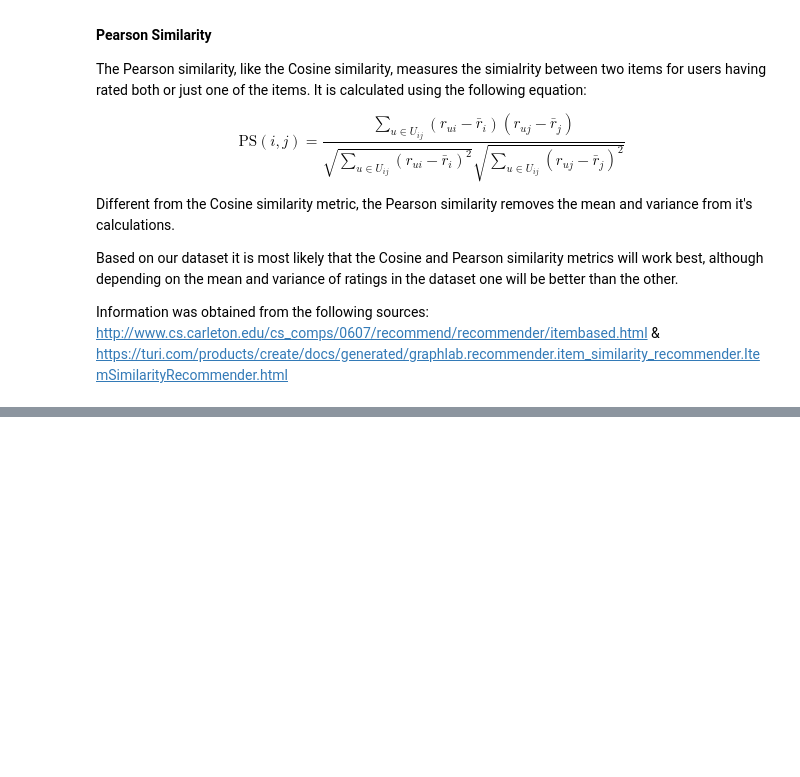
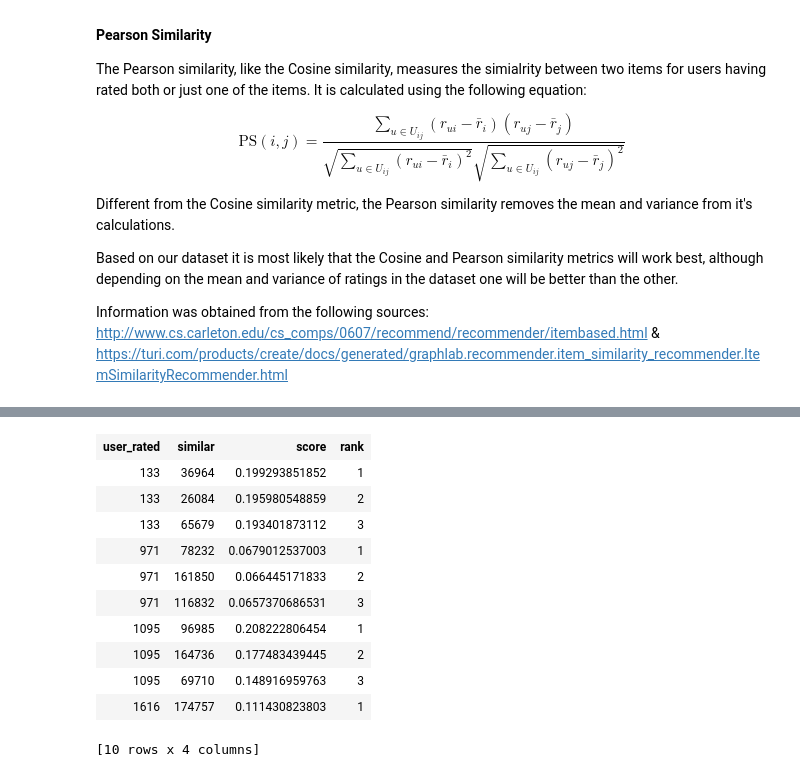
Before and after one commit to mg826/Data_Mining, a Jupyter notebook: Lab3_Dating_Recommender/Project3 Data Mining.ipynb, the cells around one changed output, grey strips where cells are left out. Saved outputs shown, nothing was run; the diff lists cells and outputs as text; code cells hidden in the pictures; blank space fills up the shorter version.

```diff
--- a/Lab3_Dating_Recommender/Project3 Data Mining.ipynb
+++ b/Lab3_Dating_Recommender/Project3 Data Mining.ipynb
@@ -50,0 +175,7 @@ Information was obtained from the following sources: http://www.cs.carleton.edu/
+# %%
+#the first default item-item recommender
+item_item = gl.recommender.item_similarity_recommender.create(train,
+                                                             user_id='user_id',
+                                                             item_id='user_rated',
+                                                             target='score',
+                                                             verbose=False)
@@ -50,0 +305,16 @@ Information was obtained from the following sources: http://www.cs.carleton.edu/
+# %%
+results_similar = item_item.get_similar_items(k=3)
+results_similar.head()
+# %% [output]
+| user_rated | similar | score | rank |
+| 133 | 36964 | 0.199293851852 | 1 |
+| 133 | 26084 | 0.195980548859 | 2 |
+| 133 | 65679 | 0.193401873112 | 3 |
+| 971 | 78232 | 0.0679012537003 | 1 |
+| 971 | 161850 | 0.066445171833 | 2 |
+| 971 | 116832 | 0.0657370686531 | 3 |
+| 1095 | 96985 | 0.208222806454 | 1 |
+| 1095 | 164736 | 0.177483439445 | 2 |
+| 1095 | 69710 | 0.148916959763 | 3 |
+| 1616 | 174757 | 0.111430823803 | 1 |
+[10 rows x 4 columns]
```
Also changed, not shown: parts of 24 cells of this notebook.
